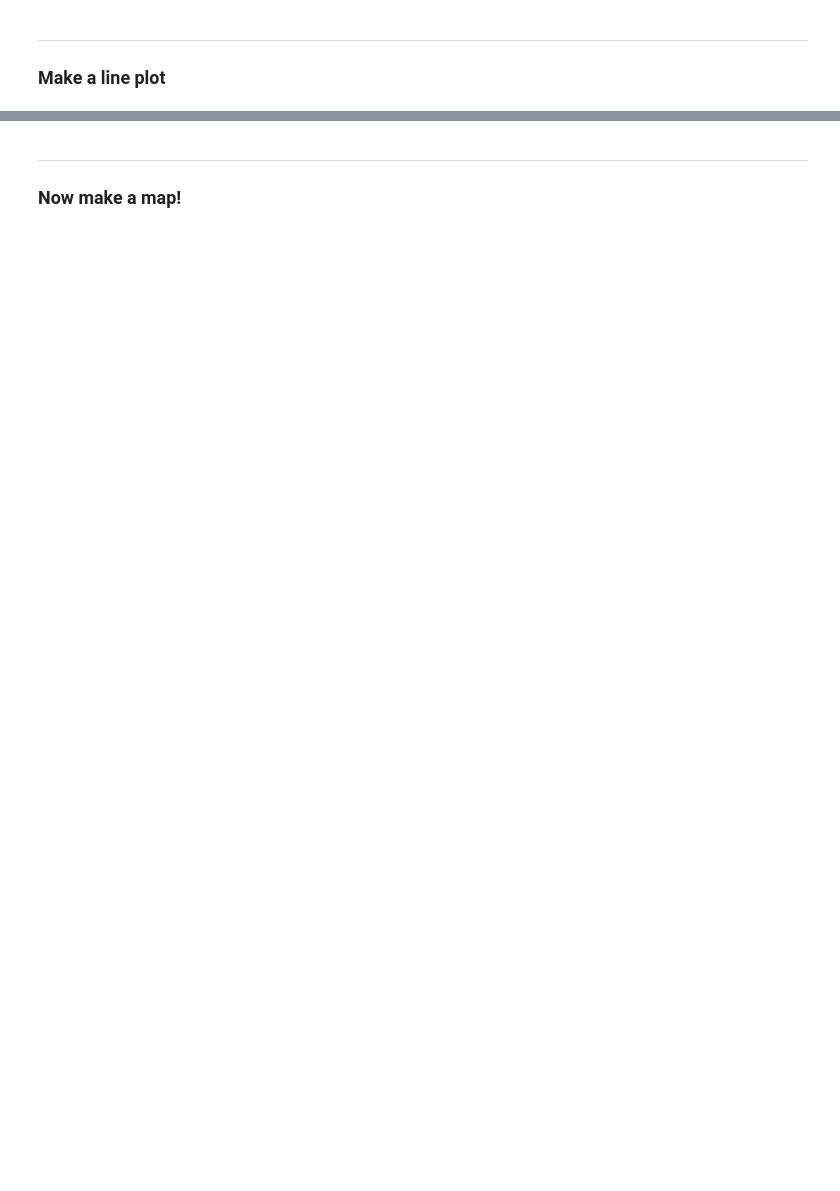
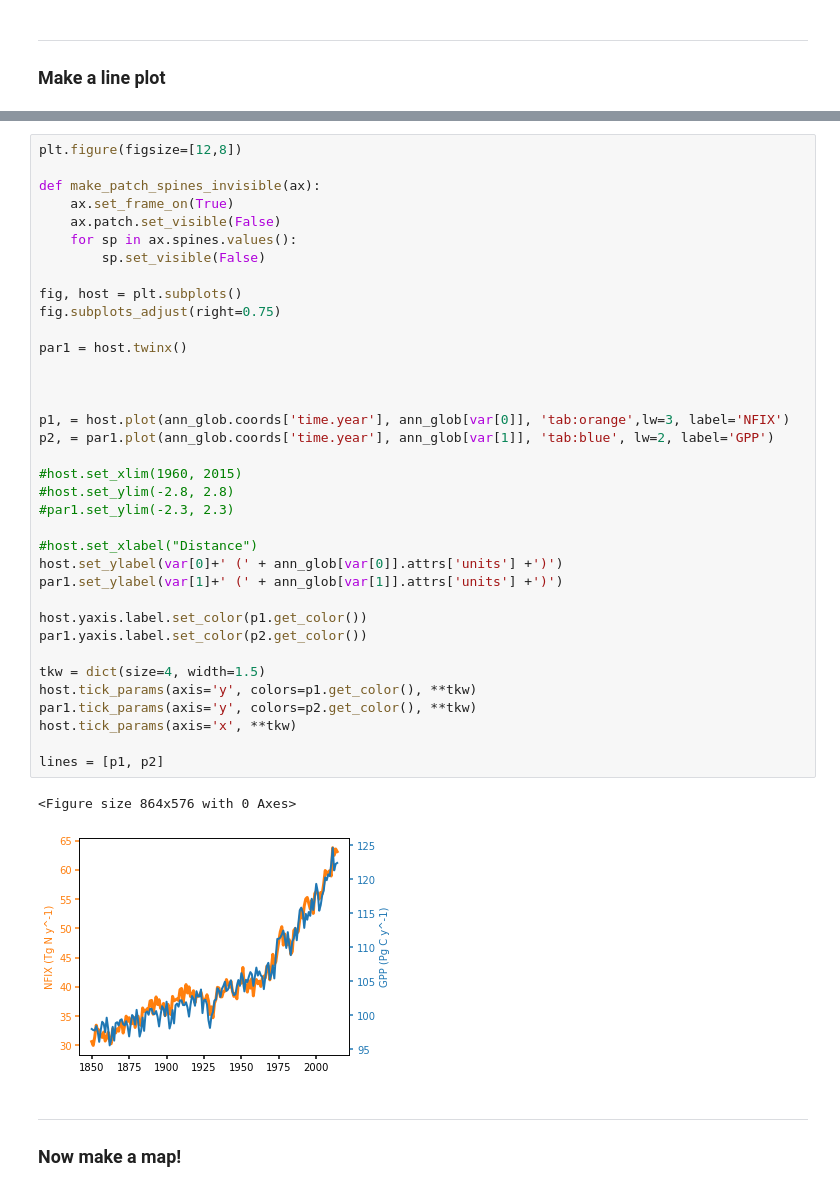
Before and after one commit to wwieder/ctsm_py, a Jupyter notebook: notebooks/SimpleExampleNfix.ipynb, the cells around one changed output, grey strips where cells are left out. Cells and saved outputs as stored; diff of their text form; blank space fills up the shorter version.

```diff
--- a/notebooks/SimpleExampleNfix.ipynb
+++ b/notebooks/SimpleExampleNfix.ipynb
@@ -118,3 +133,42 @@ ax.legend(loc='upper left');
+# %%
+plt.figure(figsize=[12,8])
+
+def make_patch_spines_invisible(ax):
+    ax.set_frame_on(True)
+    ax.patch.set_visible(False)
+    for sp in ax.spines.values():
+        sp.set_visible(False)
+
+fig, host = plt.subplots()
+fig.subplots_adjust(right=0.75)
+
+par1 = host.twinx()
+
+
+
+p1, = host.plot(ann_glob.coords['time.year'], ann_glob[var[0]], 'tab:orange',lw=3, label='NFIX')
+p2, = par1.plot(ann_glob.coords['time.year'], ann_glob[var[1]], 'tab:blue', lw=2, label='GPP')
+
+#host.set_xlim(1960, 2015)
+#host.set_ylim(-2.8, 2.8)
+#par1.set_ylim(-2.3, 2.3)
+
+#host.set_xlabel("Distance")
+host.set_ylabel(var[0]+' (' + ann_glob[var[0]].attrs['units'] +')')
+par1.set_ylabel(var[1]+' (' + ann_glob[var[1]].attrs['units'] +')')
+
+host.yaxis.label.set_color(p1.get_color())
+par1.yaxis.label.set_color(p2.get_color())
+
+tkw = dict(size=4, width=1.5)
+host.tick_params(axis='y', colors=p1.get_color(), **tkw)
+par1.tick_params(axis='y', colors=p2.get_color(), **tkw)
+host.tick_params(axis='x', **tkw)
+
+lines = [p1, p2]
+# %% [output]
+<Figure size 864x576 with 0 Axes>
+[figure, added]
 # %% [markdown]
 ------------------------
 ### Now make a map!
```
Also changed, not shown: parts of 9 cells of this notebook.
